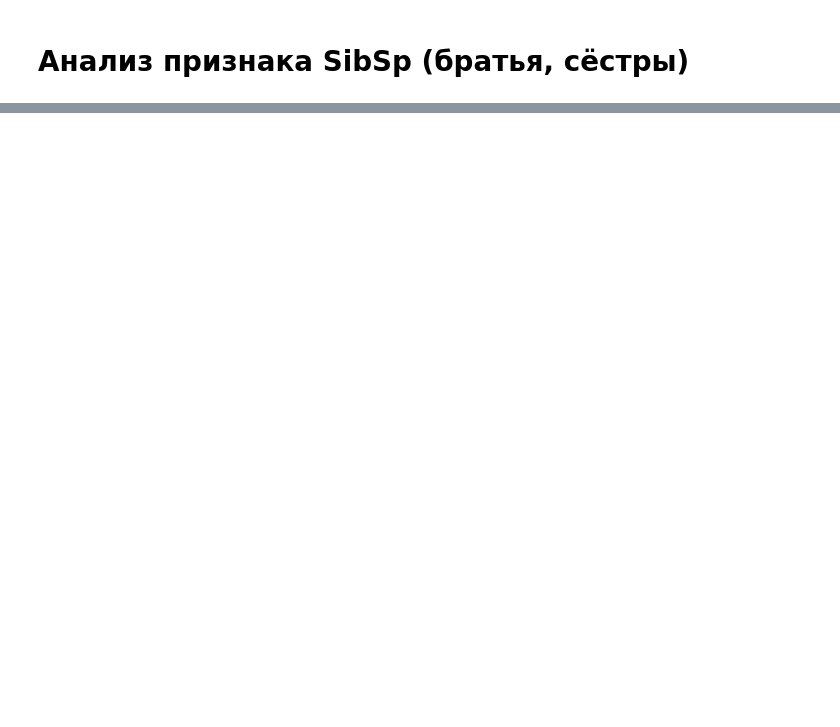
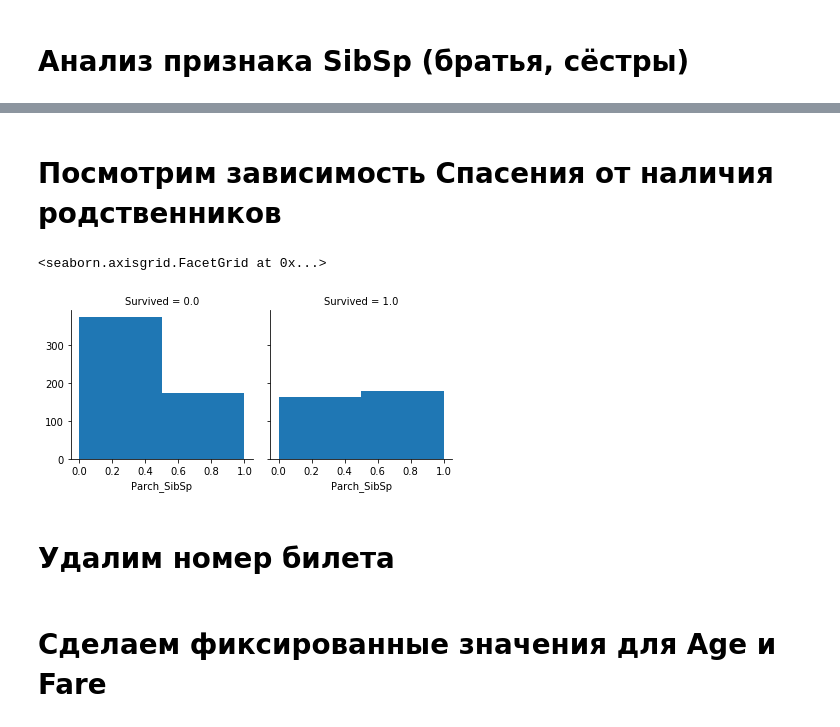
Before and after one commit to DmKuzin/kaggle_titanic, a Jupyter notebook: Titanic2.ipynb, the cells around one changed output, grey strips where cells are left out. Cells and saved outputs as stored; diff of their text form; code cells hidden in the pictures; blank space fills up the shorter version.

```diff
--- a/Titanic2.ipynb
+++ b/Titanic2.ipynb
@@ -358,0 +400,2 @@ g.map(plt.hist, 'Parch', bins=len(uniq_of_parch)+1)
+# %%
+all_data.drop(['Parch', 'SibSp'], axis='columns', inplace=True)
@@ -358,0 +413,2 @@ g.map(plt.hist, 'Parch', bins=len(uniq_of_parch)+1)
+# %%
+all_data['Parch_SibSp'][all_data.Parch_SibSp > 0] = 1
@@ -358,0 +424,10 @@ g.map(plt.hist, 'Parch', bins=len(uniq_of_parch)+1)
+# %% [markdown]
+# Посмотрим зависимость Спасения от наличия родственников
+# %%
+g = sns.FacetGrid(data=all_data, col='Survived')
+g.map(plt.hist, 'Parch_SibSp', bins=2)
+# %% [output]
+<seaborn.axisgrid.FacetGrid at 0x...>
+[figure, added]
+# %% [markdown]
+# Удалим номер билета
@@ -358,0 +436,2 @@ g.map(plt.hist, 'Parch', bins=len(uniq_of_parch)+1)
+# %% [markdown]
+# Сделаем фиксированные значения для Age и Fare
```
Also changed, not shown: parts of 16 cells of this notebook.
